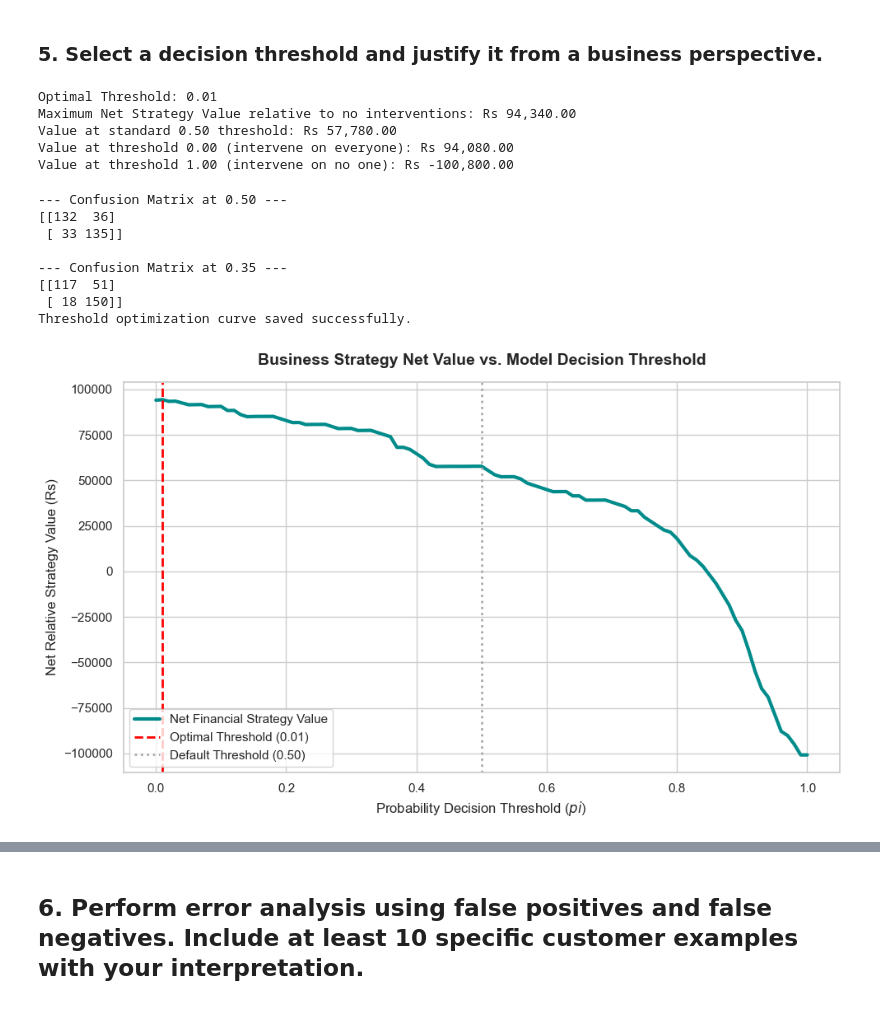
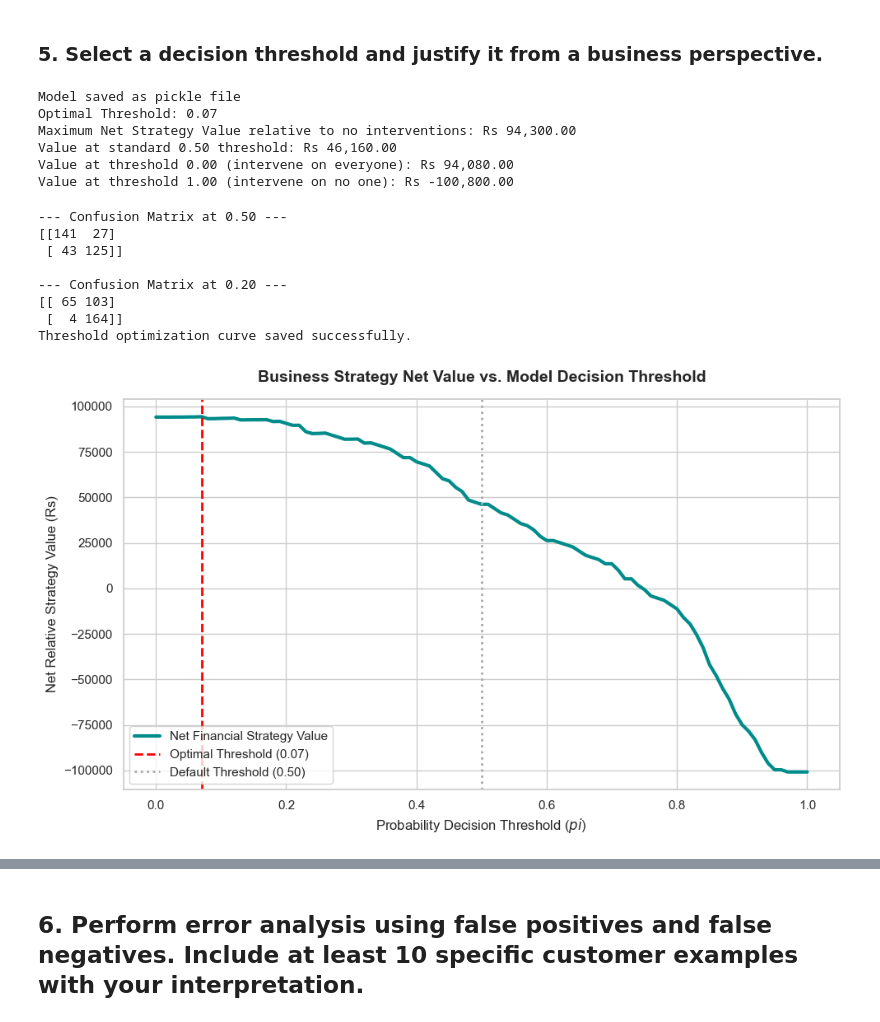
Before and after one commit to Srikanth-S19/T3Capstone-P3, a Jupyter notebook: churn_model.ipynb, the cells around one changed output, grey strips where cells are left out. Drawn from its saved outputs; the diff is of its cells as text; code cells hidden in the pictures.

```diff
--- a/churn_model.ipynb
+++ b/churn_model.ipynb
@@ -364,7 +368,36 @@ Why it wins: Random Forest achieves the highest individual Precision score ($82.
 # %% [markdown]
 ### 5.	Select a decision threshold and justify it from a business perspective.
 # %%
-test_probs = probs
+# Load prepared partitions
+X_train = pd.read_csv(data_path + 'X_train_prepared.csv')
+y_train = pd.read_csv(data_path + 'y_train_prepared.csv').values.ravel()
+X_test = pd.read_csv(data_path + 'X_test_prepared.csv')
+y_test = pd.read_csv(data_path + 'y_test_prepared.csv').values.ravel()
+
+# Fit the Random Forest model
+rf_model = RandomForestClassifier(n_estimators=200, max_depth=10, min_samples_leaf=4, random_state=42).fit(X_train, y_train)
+probs = rf.predict_proba(X_test)[:, 1]
+
+# Combine features with their mathematical coefficients (effect sizes) - will be used for Q7
+importance_df = pd.DataFrame({
+    'feature': X_train.columns,
+    'importance': rf.feature_importances_
+}).sort_values(by='importance', ascending=False)
+
+#importance_df = pd.DataFrame({
+#    'Feature': X_train.columns,
+#    'Coefficient': rf_model.coef_[0],
+#    'Absolute_Magnitude': np.abs(model.coef_[0])
+#}).sort_values(by='Absolute_Magnitude', ascending=False)
+
+
+
+
+
+## Save model as pickle file
+with open(data_path + 'model.pkl', 'wb') as file:
+    pickle.dump(model, file)
+print ("Model saved as pickle file")
 
 # Business metrics setup:
 # Cost of incentive (C) = Rs 20
@@ -382,7 +415,7 @@ thresholds = np.linspace(0, 1, 101)
 net_profits = []
 
 for t in thresholds:
-    preds = (test_probs >= t).astype(int)
+    preds = (probs >= t).astype(int)
     cm = confusion_matrix(y_test, preds)
     # tn, fp, fn, tp
     tn, fp, fn, tp = cm.ravel()
@@ -401,49 +434,50 @@ print(f"Value at standard 0.50 threshold: Rs {net_profits[50]:,.2f}")
 print(f"Value at threshold 0.00 (intervene on everyone): Rs {net_profits[0]:,.2f}")
 print(f"Value at threshold 1.00 (intervene on no one): Rs {net_profits[100]:,.2f}")
 # %% [output]
-Optimal Threshold: 0.01
-Maximum Net Strategy Value relative to no interventions: Rs 94,340.00
-Value at standard 0.50 threshold: Rs 57,780.00
+Model saved as pickle file
+Optimal Threshold: 0.07
+Maximum Net Strategy Value relative to no interventions: Rs 94,300.00
+Value at standard 0.50 threshold: Rs 46,160.00
 Value at threshold 0.00 (intervene on everyone): Rs 94,080.00
 Value at threshold 1.00 (intervene on no one): Rs -100,800.00
 # %%
 # Actual breakdown of confusion matrix at the default 0.50 threshold and the optimal threshold.
 preds_50 = (test_probs >= 0.50).astype(int)
 cm_50 = confusion_matrix(y_test, preds_50)
 print("--- Confusion Matrix at 0.50 ---")
 print(cm_50)
 
-preds_opt = (test_probs >= 0.35).astype(int) # Let's test a balanced business threshold like 0.35 or 0.40
+preds_opt = (test_probs >= 0.2).astype(int) # Let's test a balanced business threshold - 0.2
 cm_opt = confusion_matrix(y_test, preds_opt)
-print("\n--- Confusion Matrix at 0.35 ---")
+print("\n--- Confusion Matrix at 0.20 ---")
 print(cm_opt)
 
 # Net Profit vs Threshold plot
 import matplotlib.pyplot as plt
 import seaborn as sns
 
 sns.set_theme(style="whitegrid")
 plt.subplots(figsize=(10, 6))
 plt.plot(thresholds, net_profits, color='darkcyan', linewidth=3, label='Net Financial Strategy Value')
 plt.axvline(x=thresholds[best_idx], color='red', linestyle='--', linewidth=2, label=f'Optimal Threshold ({thresholds[best_idx]:.2f})')
 plt.axvline(x=0.50, color='darkgrey', linestyle=':', linewidth=2, label='Default Threshold (0.50)')
 plt.title('Business Strategy Net Value vs. Model Decision Threshold', fontsize=14, fontweight='bold', pad=15)
 plt.xlabel('Probability Decision Threshold ($pi$)', fontsize=12)
 plt.ylabel('Net Relative Strategy Value (Rs)', fontsize=12)
 plt.legend(loc='lower left', frameon=True)
 plt.tight_layout()
 plt.savefig(image_path + 'business_threshold_optimization_curve.png', dpi=300)
 print("Threshold optimization curve saved successfully.")
 # %% [output]
 --- Confusion Matrix at 0.50 ---
-[[132  36]
- [ 33 135]]
+[[141  27]
+ [ 43 125]]
 
---- Confusion Matrix at 0.35 ---
-[[117  51]
- [ 18 150]]
+--- Confusion Matrix at 0.20 ---
+[[ 65 103]
+ [  4 164]]
 Threshold optimization curve saved successfully.
-[figure, old version]
+[figure, new version]
 # %% [markdown]
 #### 1. The Cost-Benefit Optimization Framework
 
```
Also changed, not shown: parts of 6 cells of this notebook, 4 other files.
